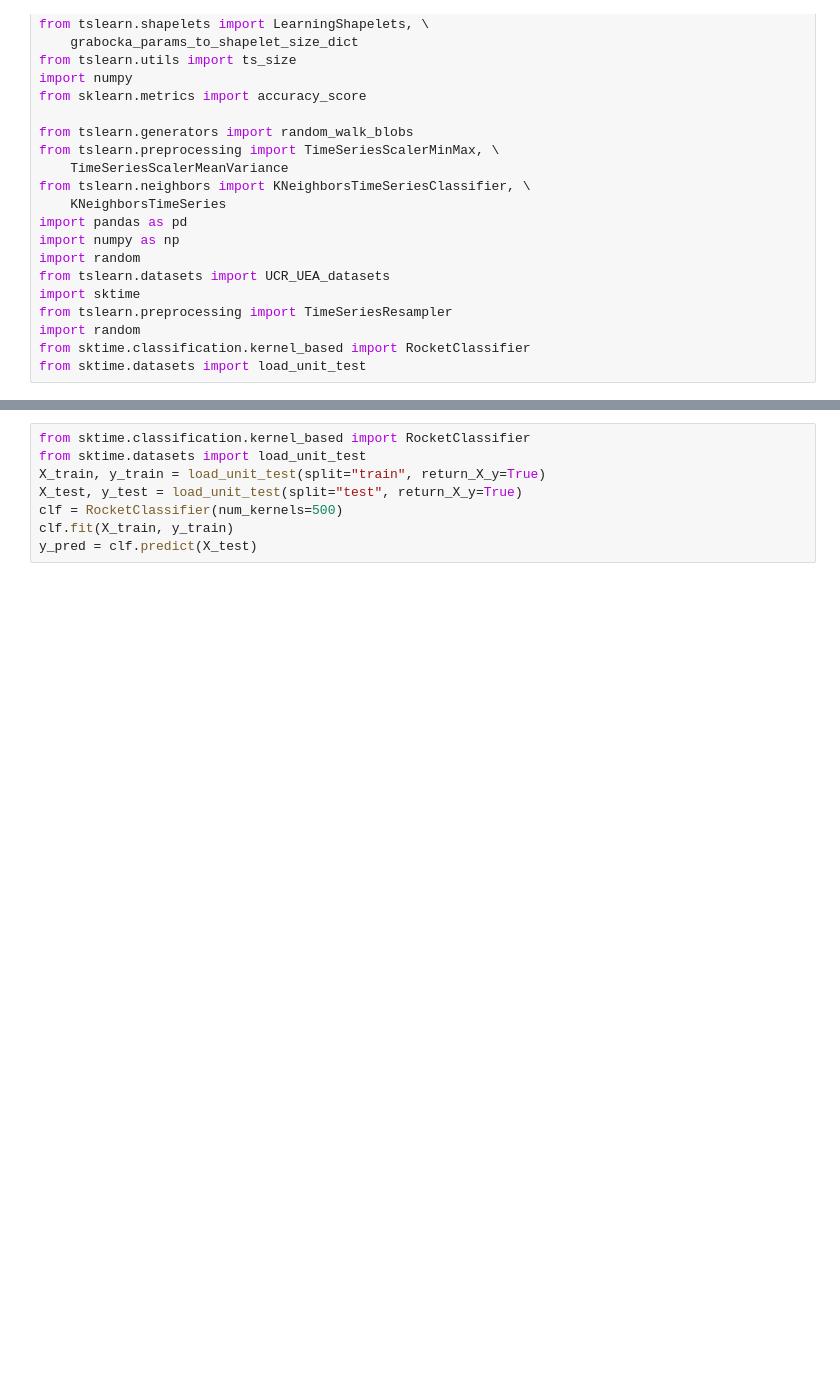
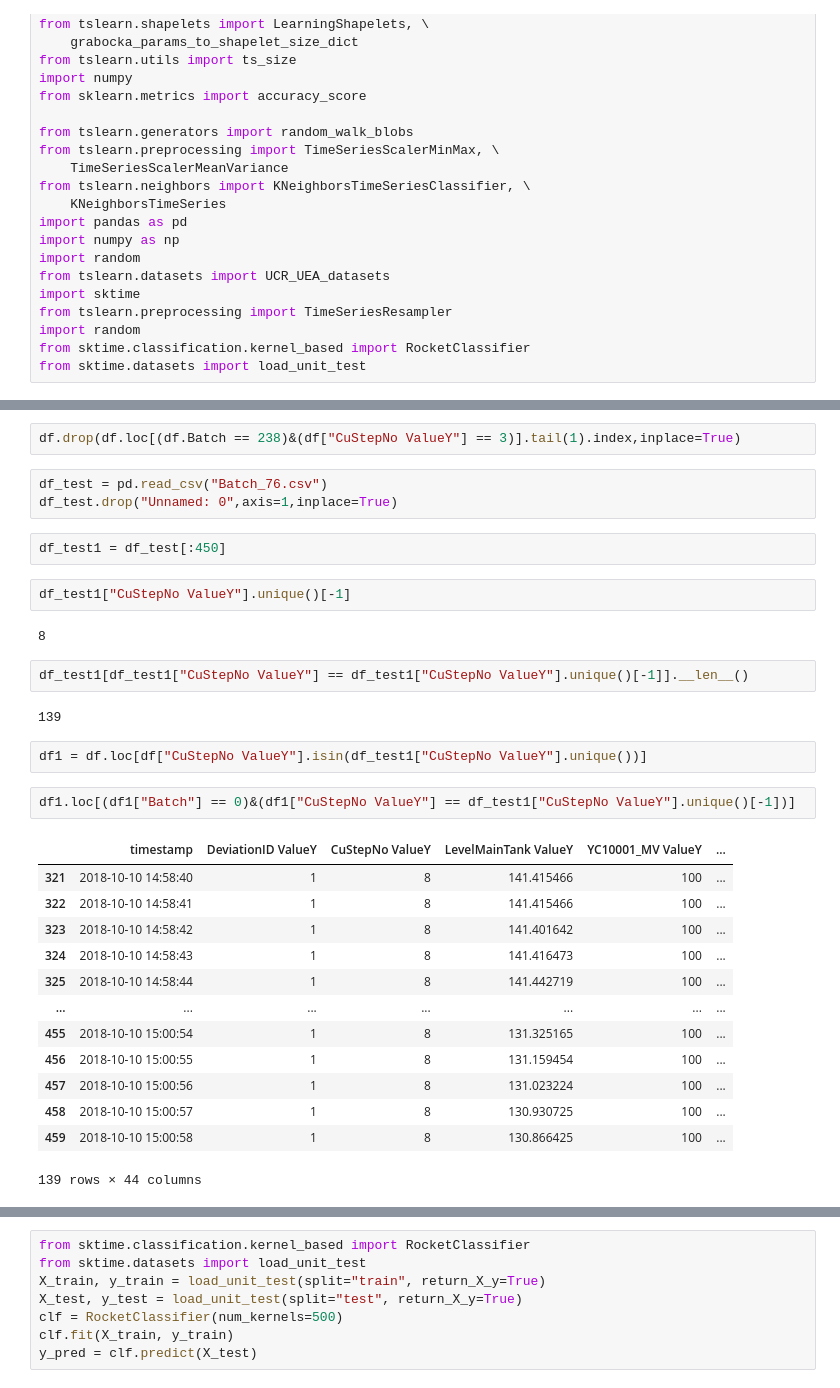
Before and after one commit to P-AEL/Analyse_von_Prozessdaten, a Jupyter notebook: Paul/ROCKET.ipynb, the cells around one changed output, grey strips where cells are left out. Cells and saved outputs as stored; diff of their text form; blank space fills up the shorter version.

```diff
--- a/Paul/ROCKET.ipynb
+++ b/Paul/ROCKET.ipynb
@@ -28,0 +36,33 @@ from sktime.datasets import load_unit_test
+# %%
+df.drop(df.loc[(df.Batch == 238)&(df["CuStepNo ValueY"] == 3)].tail(1).index,inplace=True)
+# %%
+df_test = pd.read_csv("Batch_76.csv")
+df_test.drop("Unnamed: 0",axis=1,inplace=True)
+# %%
+df_test1 = df_test[:450]
+# %%
+df_test1["CuStepNo ValueY"].unique()[-1]
+# %% [output]
+8
+# %%
+df_test1[df_test1["CuStepNo ValueY"] == df_test1["CuStepNo ValueY"].unique()[-1]].__len__()
+# %% [output]
+139
+# %%
+df1 = df.loc[df["CuStepNo ValueY"].isin(df_test1["CuStepNo ValueY"].unique())]
+# %%
+df1.loc[(df1["Batch"] == 0)&(df1["CuStepNo ValueY"] == df_test1["CuStepNo ValueY"].unique()[-1])]
+# %% [output]
+|  | timestamp | DeviationID ValueY | CuStepNo ValueY | LevelMainTank ValueY | YC10001_MV ValueY | ... |
+| 321 | 2018-10-10 14:58:40 | 1 | 8 | 141.415466 | 100 | ... |
+| 322 | 2018-10-10 14:58:41 | 1 | 8 | 141.415466 | 100 | ... |
+| 323 | 2018-10-10 14:58:42 | 1 | 8 | 141.401642 | 100 | ... |
+| 324 | 2018-10-10 14:58:43 | 1 | 8 | 141.416473 | 100 | ... |
+| 325 | 2018-10-10 14:58:44 | 1 | 8 | 141.442719 | 100 | ... |
+| ... | ... | ... | ... | ... | ... | ... |
+| 455 | 2018-10-10 15:00:54 | 1 | 8 | 131.325165 | 100 | ... |
+| 456 | 2018-10-10 15:00:55 | 1 | 8 | 131.159454 | 100 | ... |
+| 457 | 2018-10-10 15:00:56 | 1 | 8 | 131.023224 | 100 | ... |
+| 458 | 2018-10-10 15:00:57 | 1 | 8 | 130.930725 | 100 | ... |
+| 459 | 2018-10-10 15:00:58 | 1 | 8 | 130.866425 | 100 | ... |
+139 rows × 44 columns
```
Also changed, not shown: parts of 32 cells of this notebook, 2 other files.
